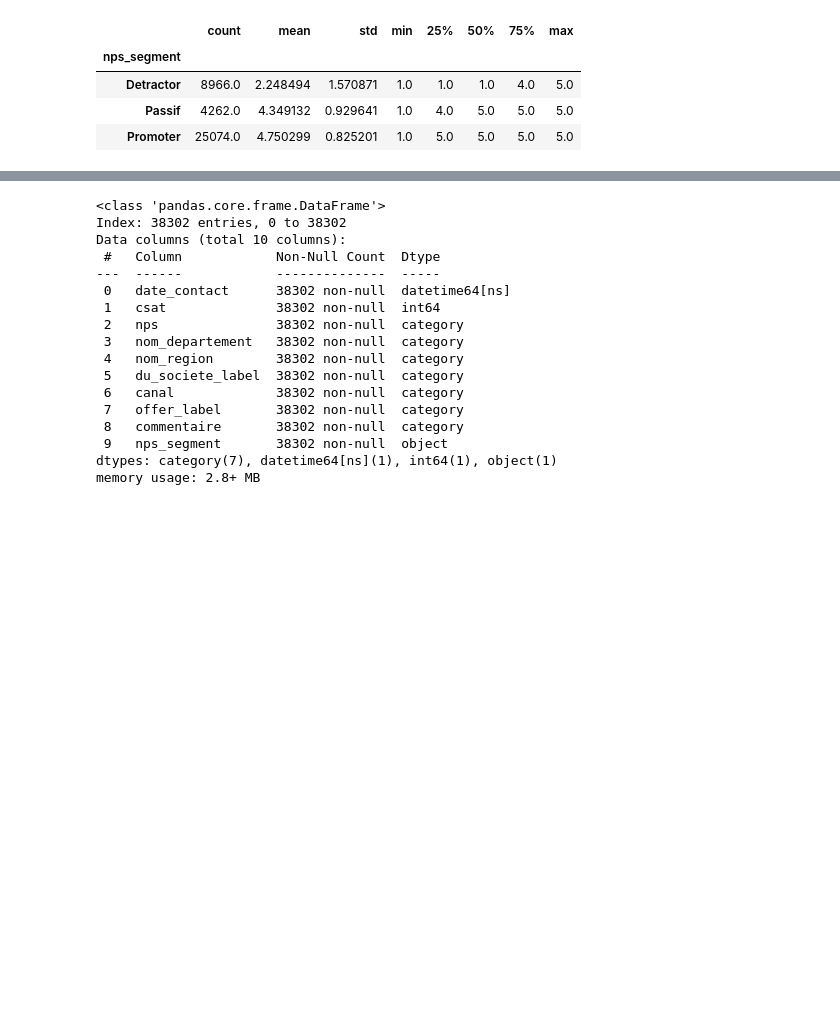
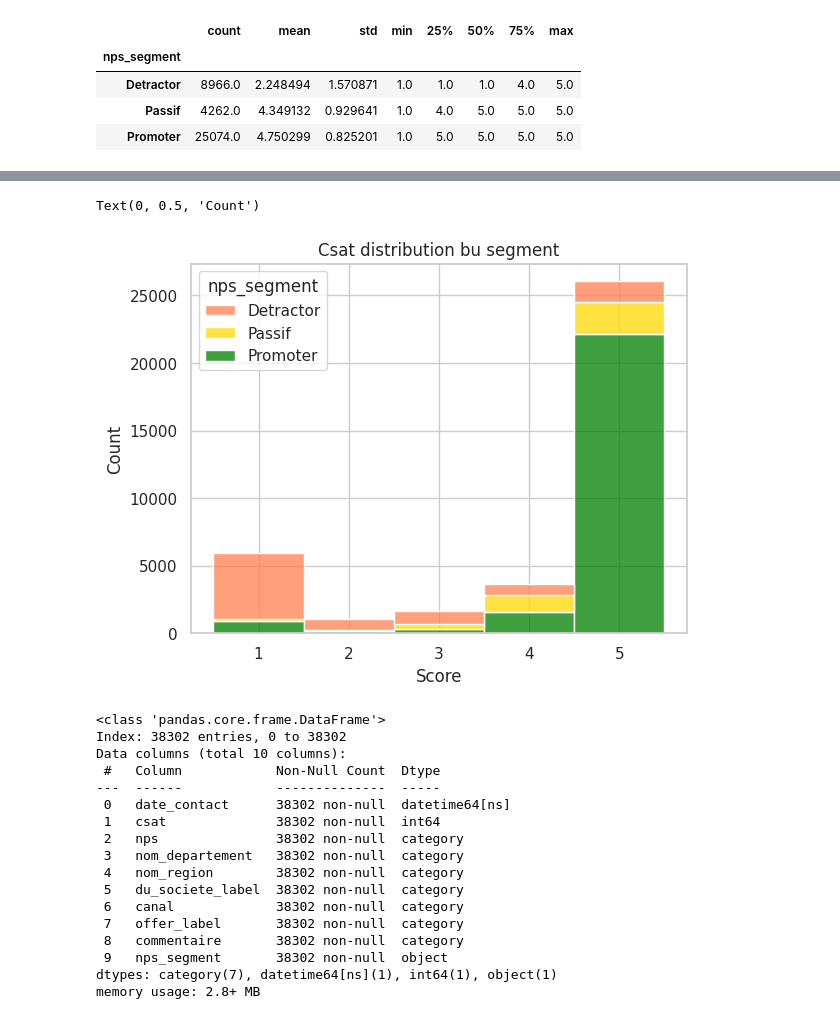
Before and after one commit to forSplinter/free_llm_2026_Intership, a Jupyter notebook: EDA_Preprocesing.ipynb, the cells around one changed output, grey strips where cells are left out. Cells and saved outputs as stored; diff of their text form; code cells hidden in the pictures; blank space fills up the shorter version.

```diff
--- a/EDA_Preprocesing.ipynb
+++ b/EDA_Preprocesing.ipynb
@@ -323,3 +356,13 @@ df.groupby('nps_segment')['csat'].describe()
+# %%
+sns.histplot(data=df, x='csat', hue='nps_segment', multiple='stack',
+             bins=5, palette={'Detractor': 'coral', 'Passif': 'gold', 'Promoter': 'green'},
+             discrete=True)
+plt.title('Csat distribution bu segment')
+plt.xlabel('Score')
+plt.ylabel('Count')
+# %% [output]
+Text(0, 0.5, 'Count')
+[figure, added]
 # %%
 df.info()
 # %% [output]
```
Also changed, not shown: parts of 36 cells of this notebook.
